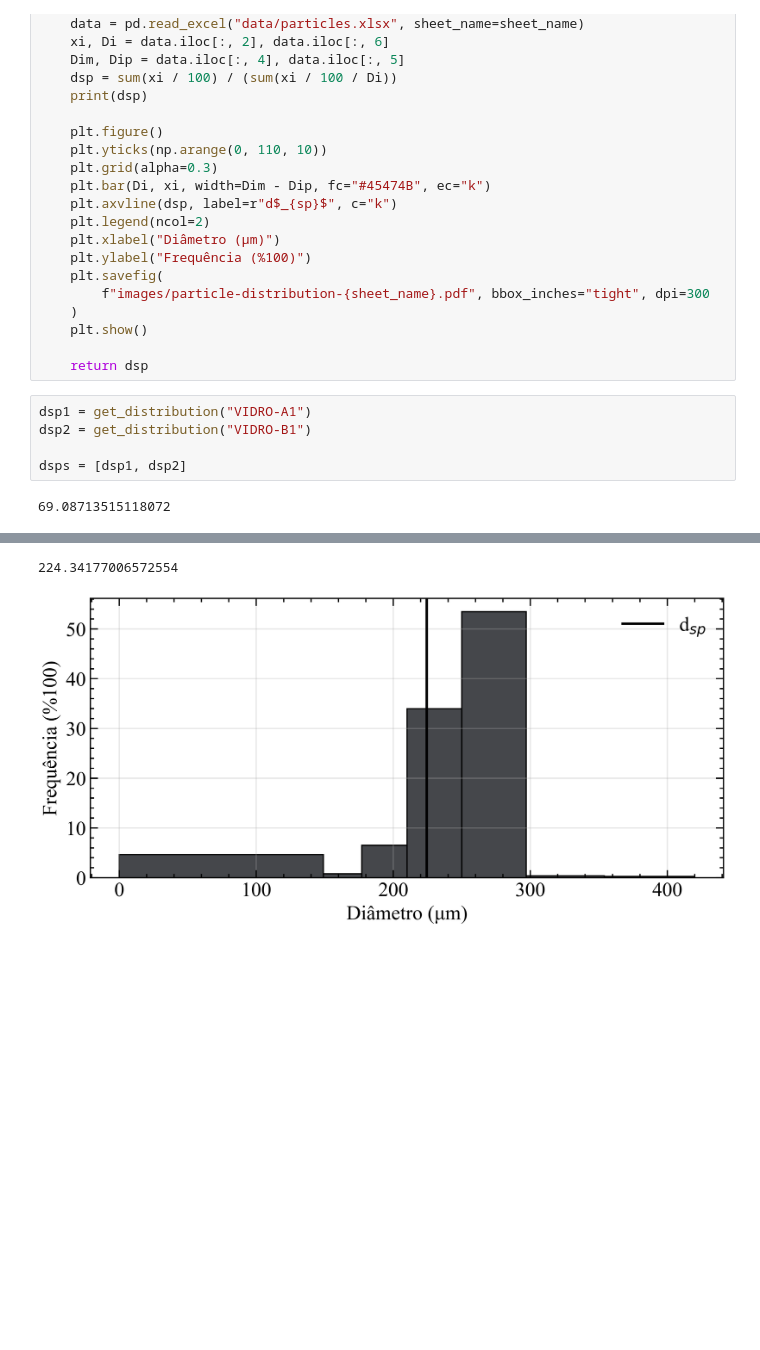
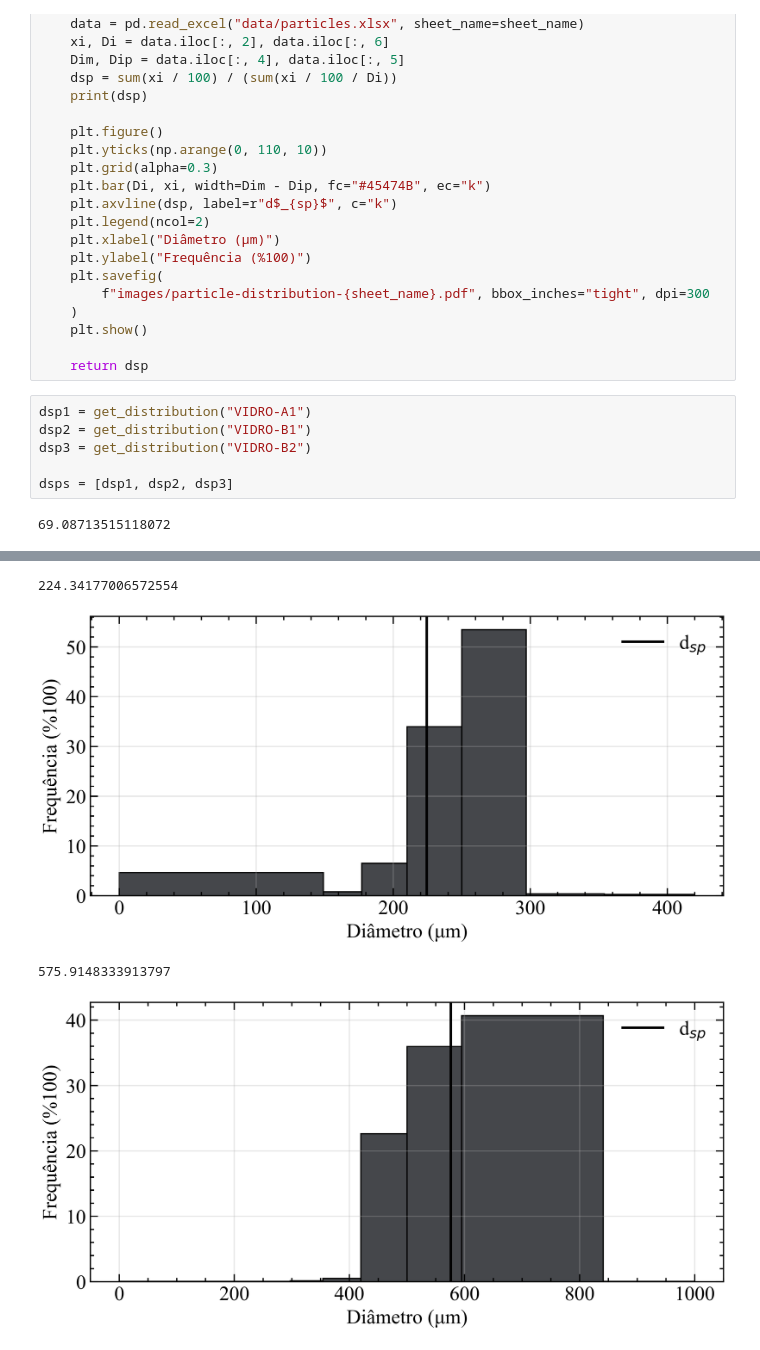
Before and after one commit to ViniMelloeMuller/fluidization-AE, a Jupyter notebook: particles.ipynb, the cells around one changed output, grey strips where cells are left out. Cells and saved outputs as stored; diff of their text form; blank space fills up the shorter version.

```diff
--- a/particles.ipynb
+++ b/particles.ipynb
@@ -41,13 +40,16 @@ def get_distribution(sheet_name: str) -> float:
 # %%
 dsp1 = get_distribution("VIDRO-A1")
 dsp2 = get_distribution("VIDRO-B1")
+dsp3 = get_distribution("VIDRO-B2")
 
-dsps = [dsp1, dsp2]
+dsps = [dsp1, dsp2, dsp3]
 # %% [output]
 69.08713515118072
 [figure]
 224.34177006572554
 [figure]
+575.9148333913797
+[figure, added]
 # %%
 # plot geldart curve and insert the particles used in it
 d_arange = np.arange(0.1, 2500, 0.01)  # particle size in μm
```
Also changed, not shown: parts of 2 cells of this notebook, 1 other file.
